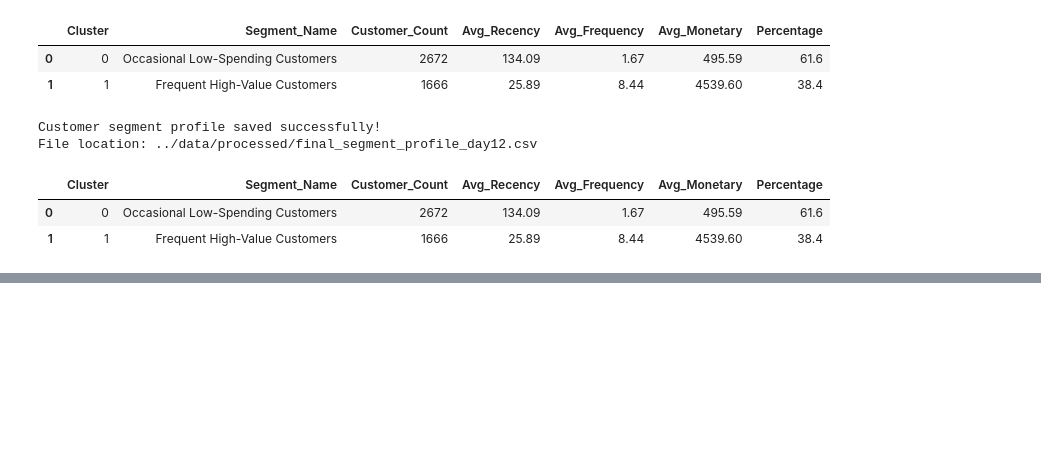
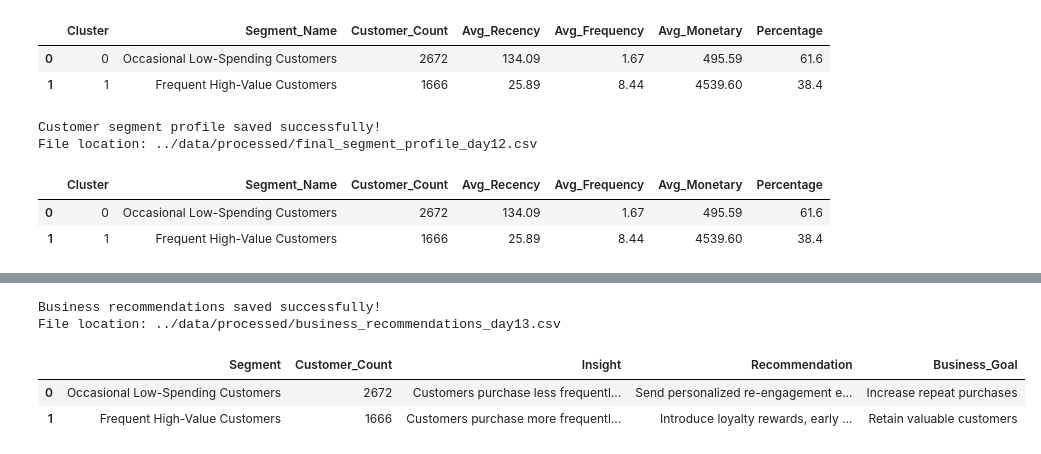
Before and after one commit to vanshika-2105/customer-segmentation-ml, a Jupyter notebook: notebooks/01_customer_segmentation_setup.ipynb, the cells around one changed output, grey strips where cells are left out. Cells and saved outputs as stored; diff of their text form; code cells hidden in the pictures; blank space fills up the shorter version.

```diff
--- a/notebooks/01_customer_segmentation_setup.ipynb
+++ b/notebooks/01_customer_segmentation_setup.ipynb
@@ -2180,0 +2265,18 @@ plt.show()
+# %%
+# Save business recommendations to a CSV file
+output_path = "../data/processed/business_recommendations_day13.csv"
+
+business_recommendations.to_csv(output_path, index=False)
+
+print("Business recommendations saved successfully!")
+print("File location:", output_path)
+
+# Verify the saved file
+saved_recommendations = pd.read_csv(output_path)
+display(saved_recommendations)
+# %% [output]
+Business recommendations saved successfully!
+File location: ../data/processed/business_recommendations_day13.csv
+|  | Segment | Customer_Count | Insight | Recommendation | Business_Goal |
+| 0 | Occasional Low-Spending Customers | 2672 | Customers purchase less frequentl... | Send personalized re-engagement e... | Increase repeat purchases |
+| 1 | Frequent High-Value Customers | 1666 | Customers purchase more frequentl... | Introduce loyalty rewards, early ... | Retain valuable customers |
```
Also changed, not shown: parts of 6 cells of this notebook, 1 other file.
